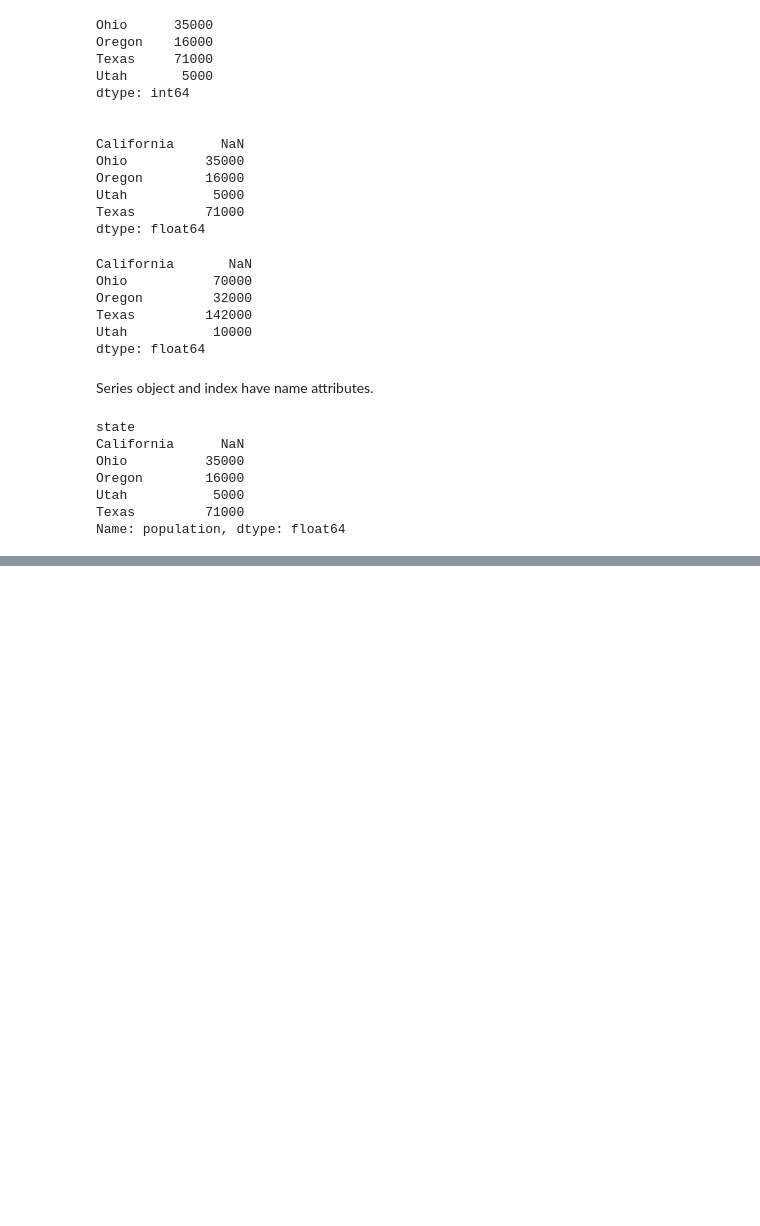
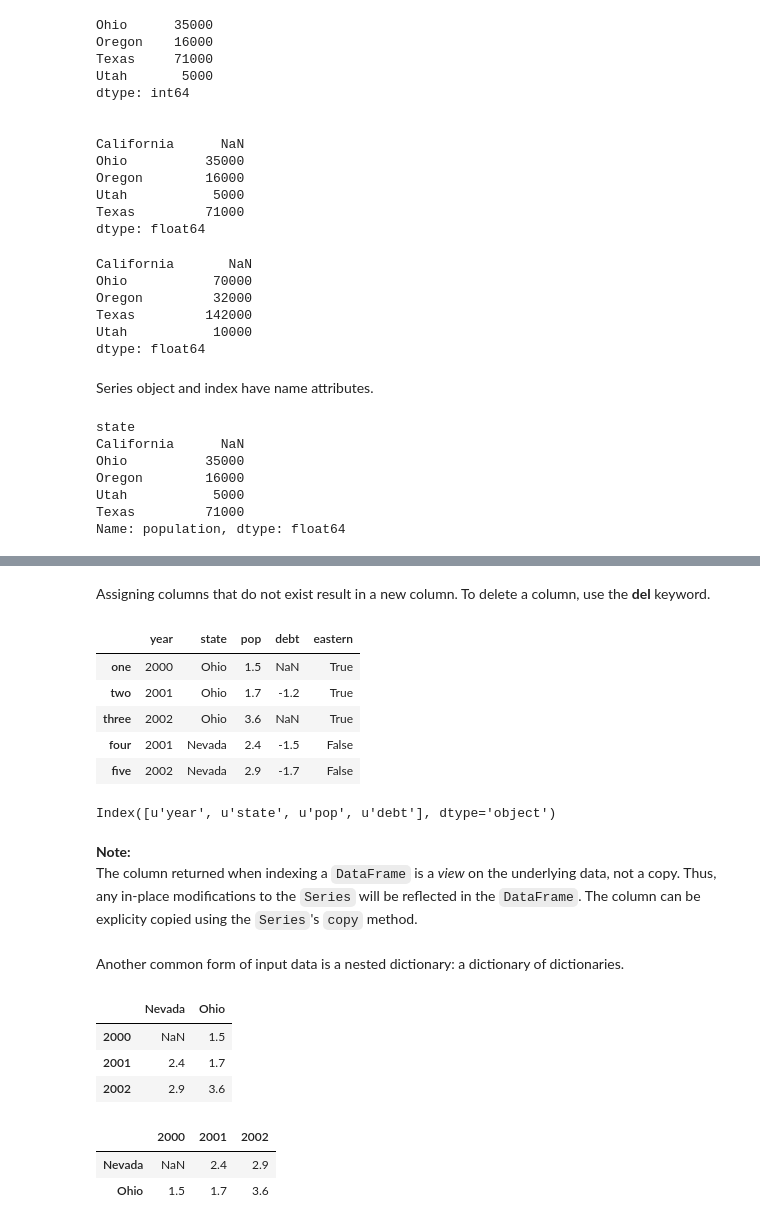
Before and after one commit to rerwin21/python_for_data_analysis, a Jupyter notebook: Chap_5.ipynb, the cells around one changed output, grey strips where cells are left out. Drawn from its saved outputs; the diff is of its cells as text; code cells hidden in the pictures; blank space fills up the shorter version.

Commit message:
adding DataFrames

```diff
--- a/Chap_5.ipynb
+++ b/Chap_5.ipynb
@@ -229,0 +283,7 @@ Name: population, dtype: float64
+# %%
+# pass a column that doesn't exist in the underlying data set (get NaN's)
+frame_2 = pd.DataFrame(df_data, columns=['year', 'state', 'pop', 'debt'],
+                       index=['one', 'two', 'three', 'four', 'five'])
+
+# print
+frame_2
@@ -229,0 +341,6 @@ Name: population, dtype: float64
+# %%
+# assign a scalar value to debt
+frame_2['debt'] = 16.5
+
+# print
+frame_2
@@ -229,0 +354,6 @@ Name: population, dtype: float64
+# %%
+# or use an array
+frame_2['debt'] = np.arange(5.)
+
+# print
+frame_2
@@ -229,0 +369,9 @@ Name: population, dtype: float64
+# %%
+# create a series to be used for the debt column
+debt_series = pd.Series([-1.2, -1.5, -1.7], index=['two', 'four', 'five'])
+
+# assignment
+frame_2['debt'] = debt_series
+
+# print
+frame_2
@@ -229,0 +385,50 @@ Name: population, dtype: float64
+# %% [markdown]
+Assigning columns that do not exist result in a new column. To delete a column, use the **del** keyword.
+# %%
+# assign a column that doesn't exist
+frame_2['eastern'] = frame_2.state == 'Ohio'
+
+# print
+frame_2
+# %% [output]
+|  | year | state | pop | debt | eastern |
+| one | 2000 | Ohio | 1.5 | NaN | True |
+| two | 2001 | Ohio | 1.7 | -1.2 | True |
+| three | 2002 | Ohio | 3.6 | NaN | True |
+| four | 2001 | Nevada | 2.4 | -1.5 | False |
+| five | 2002 | Nevada | 2.9 | -1.7 | False |
+# %%
+# now delete
+del frame_2['eastern']
+
+# get columns to make sure it worked
+frame_2.columns
+# %% [output]
+Index([u'year', u'state', u'pop', u'debt'], dtype='object')
+# %% [markdown]
+**Note:** <br>
+The column returned when indexing a `DataFrame` is a *view* on the underlying data, not a copy. Thus, any in-place modifications to the `Series` will be reflected in the `DataFrame`. The column can be explicity copied using the `Series`'s `copy` method.
+# %% [markdown]
+Another common form of input data is a nested dictionary: a dictionary of dictionaries.
+# %%
+# create nested dict to be passed to DataFrame
+population = {'Nevada': {2001: 2.4, 2002: 2.9},
+              'Ohio': {2000: 1.5, 2001: 1.7, 2002: 3.6}}
+
+# pass to Dataframe
+frame_3 = pd.DataFrame(population)
+
+# print
+frame_3
+# %% [output]
+|  | Nevada | Ohio |
+| 2000 | NaN | 1.5 |
+| 2001 | 2.4 | 1.7 |
+| 2002 | 2.9 | 3.6 |
+# %%
+# let's transpose the result
+frame_3.T
+# %% [output]
+|  | 2000 | 2001 | 2002 |
+| Nevada | NaN | 2.4 | 2.9 |
+| Ohio | 1.5 | 1.7 | 3.6 |
```
Also changed, not shown: parts of 26 cells of this notebook.
